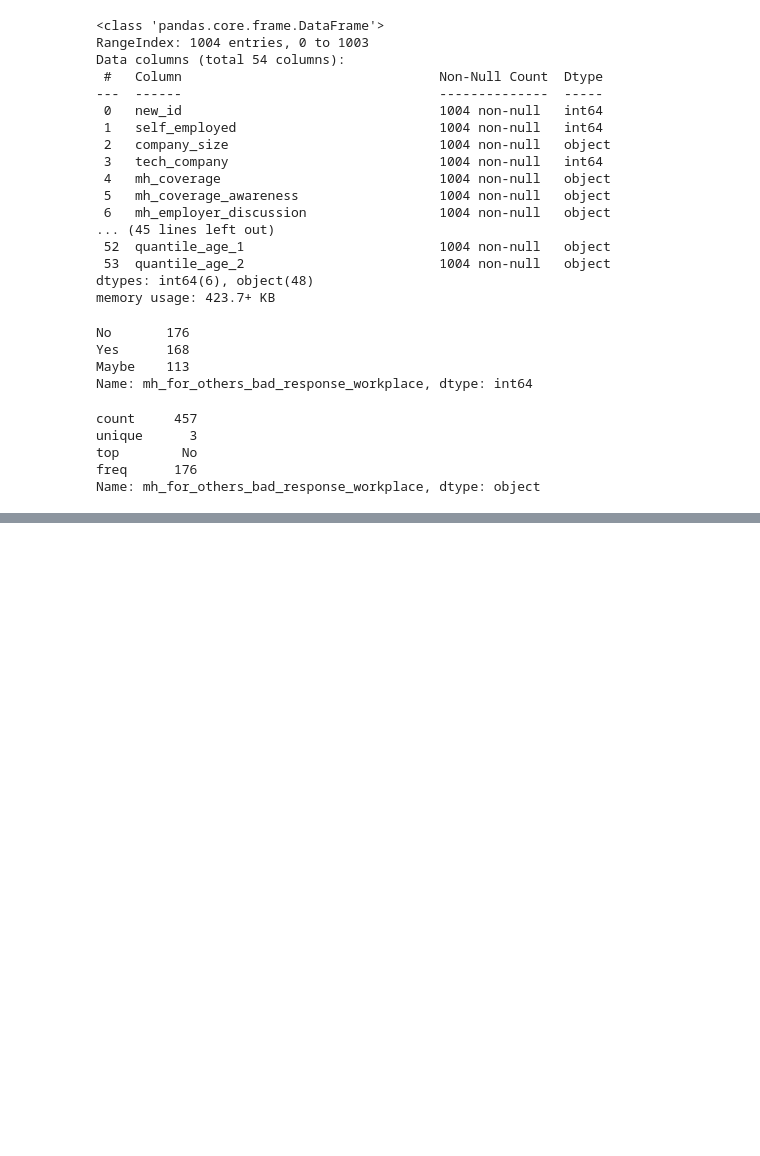
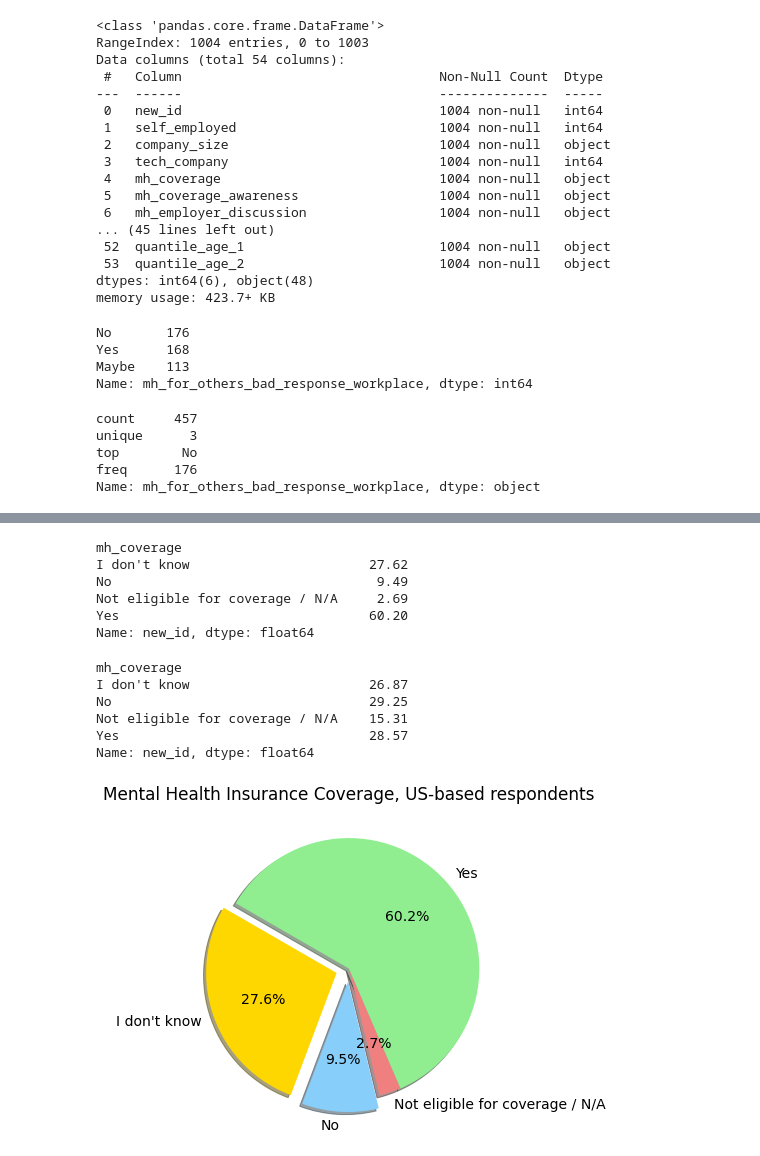
Before and after one commit to ArtTucker/mental_health_and_economics, a Jupyter notebook: practice_files/OSMI_MHIT_exploration.ipynb, the cells around one changed output, grey strips where cells are left out. Cells and saved outputs as stored; diff of their text form; code cells hidden in the pictures; blank space fills up the shorter version.

Commit message:
chart for mh coverage by nationality

```diff
--- a/practice_files/OSMI_MHIT_exploration.ipynb
+++ b/practice_files/OSMI_MHIT_exploration.ipynb
@@ -97 +100,11 @@ Mood Disorder (Depression, Bipolar Disorder, etc)|Psychotic Disorder (Schizophre
 Name: yes_condition_dx, Length: 85, dtype: int64
+# %%
+# fill null values in above three columns with 'no answer'
+# fill null values in 'mh_for_others_bad_response_workplace' with 'none'
+OSMI_MHIT_cleaned['mh_for_others_bad_response_workplace'].fillna('no answer', inplace = True)
+
+# fill null values in 'yes_what_dx?' with 'none'
+OSMI_MHIT_cleaned['yes_what_dx?'].fillna('no answer', inplace = True)
+
+# fill null values in 'yes_condition_dx' with 'none'
+OSMI_MHIT_cleaned['yes_condition_dx'].fillna('no answer', inplace = True)
@@ -97,0 +134,4 @@ Name: yes_condition_dx, Length: 85, dtype: int64
+# %%
+# submissions for US-working and US-living reporters
+live_work_in_USA = OSMI_MHIT_cleaned.loc[(OSMI_MHIT_cleaned['country_live']=='United States of America') & (OSMI_MHIT_cleaned['country_work']=='United States of America')]
+live_work_in_USA
@@ -97,0 +170,45 @@ Name: yes_condition_dx, Length: 85, dtype: int64
+# %%
+# Calculate the percentage of mh_coverage responses for each USA live-work
+mh_coverage_in_USA_percents = 100 * live_work_in_USA.groupby(['mh_coverage']).count()['new_id']/live_work_in_USA['new_id'].count()
+round(mh_coverage_in_USA_percents,2)
+# %% [output]
+mh_coverage
+I don't know                       27.62
+No                                  9.49
+Not eligible for coverage / N/A     2.69
+Yes                                60.20
+Name: new_id, dtype: float64
+# %%
+# Calculate the percentage of mh_coverage responses for each non-USA live-work
+mh_coverage_not_in_USA_percents = 100 * live_work_not_in_USA.groupby(['mh_coverage']).count()['new_id']/live_work_not_in_USA['new_id'].count()
+round(mh_coverage_not_in_USA_percents,2)
+# %% [output]
+mh_coverage
+I don't know                       26.87
+No                                 29.25
+Not eligible for coverage / N/A    15.31
+Yes                                28.57
+Name: new_id, dtype: float64
+# %%
+# Build percentage of MH Insur. coverage by city nationality.
+# Coverage in USA
+plt.subplots(figsize=(10, 6))
+plt.pie(mh_coverage_in_USA_percents,
+        labels=["I don't know", "No", "Not eligible for coverage / N/A", "Yes"],
+        colors=["gold", "lightskyblue", "lightcoral", "lightgreen"],
+        explode=[0.1, 0.1, 0,0],
+        autopct='%1.1f%%',
+        shadow=True,
+        startangle=150)
+plt.title("Mental Health Insurance Coverage, US-based respondents")
+
+# Change the default font size from 10 to 14.
+mpl.rcParams['font.size'] = 14
+
+# Save Figure
+plt.savefig("../images/mh_covg_USA.png")
+
+# Show Figure
+plt.show()
+# %% [output]
+[figure, added]
```
Also changed, not shown: parts of 14 cells of this notebook.
